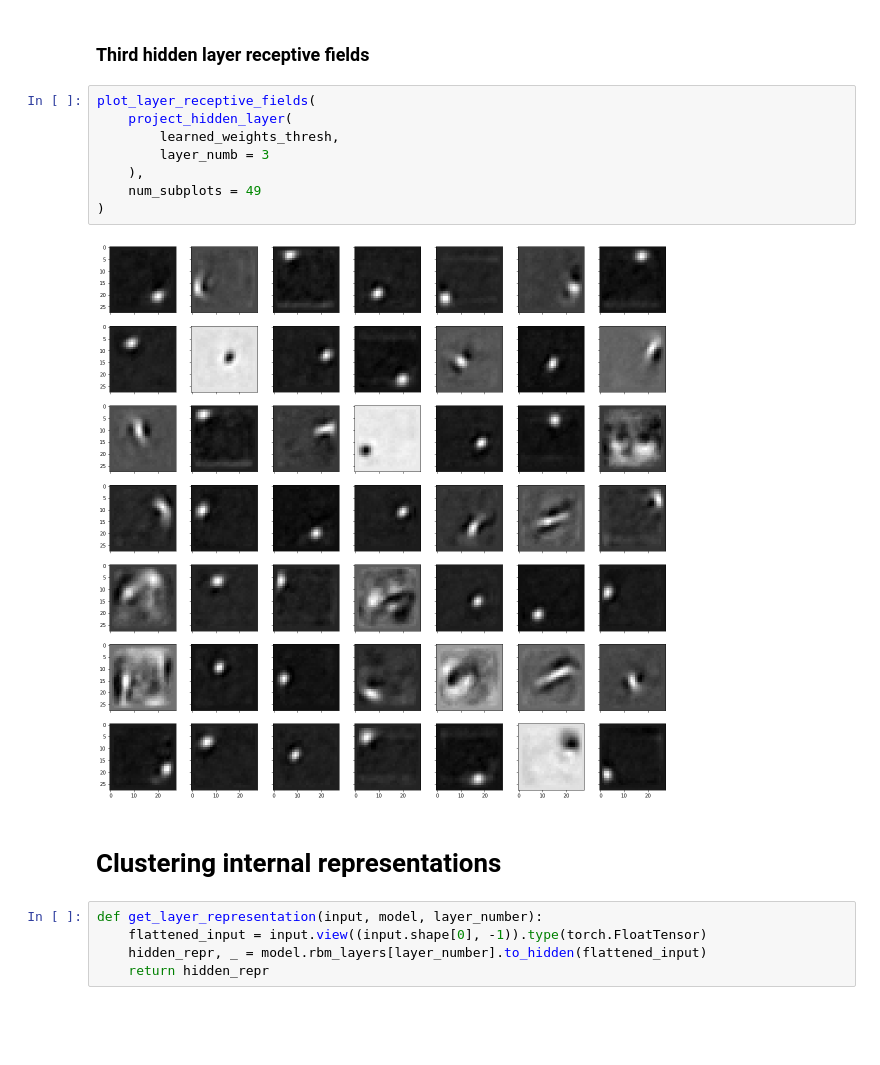
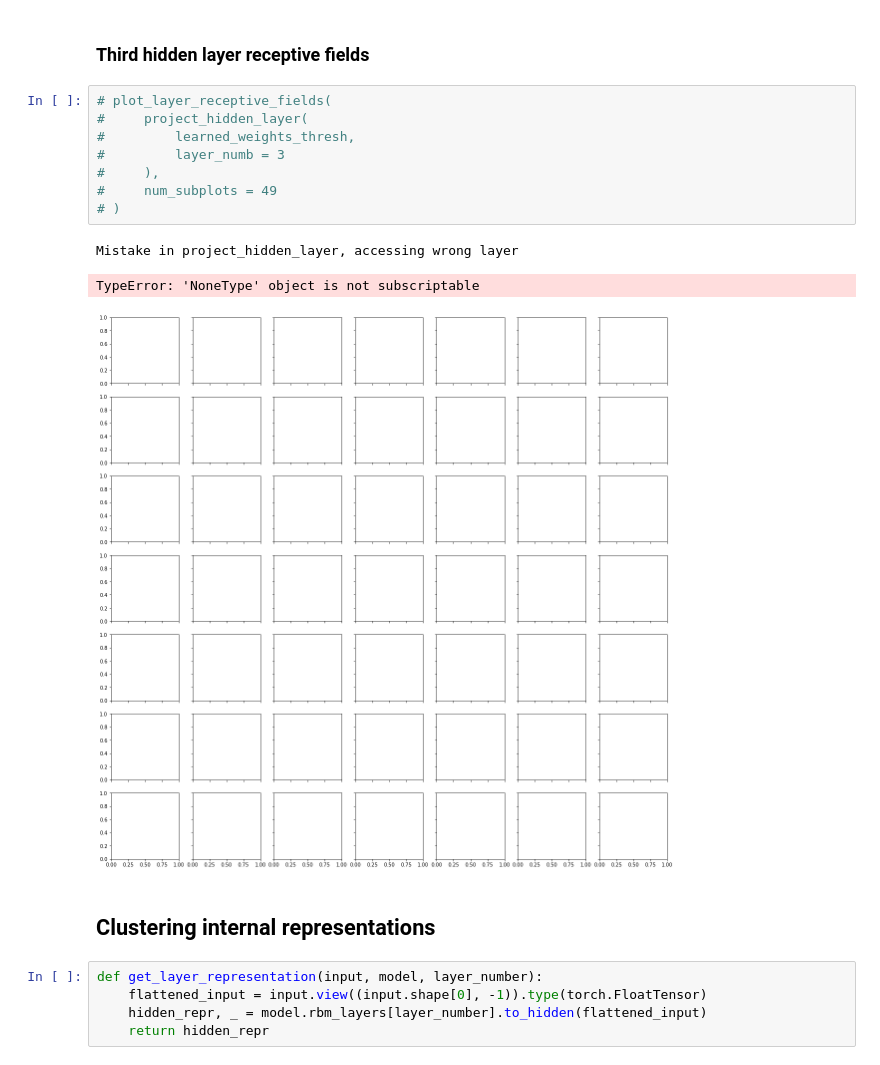
Before and after one commit to PashaIanko/RestrictedBolzmannMachine, a Jupyter notebook: Omniglot_learning.ipynb, the cells around one changed output. Drawn from its saved outputs; the diff is of its cells as text; blank space fills up the shorter version.

```diff
--- a/Omniglot_learning.ipynb
+++ b/Omniglot_learning.ipynb
@@ -392,17 +393,19 @@ plot_layer_receptive_fields(
 # %% [markdown]
 ### Third hidden layer receptive fields
 # %%
-plot_layer_receptive_fields(
-    project_hidden_layer(
-        learned_weights_thresh,
-        layer_numb = 3
-    ),
-    num_subplots = 49
-)
+# plot_layer_receptive_fields(
+#     project_hidden_layer(
+#         learned_weights_thresh,
+#         layer_numb = 3
+#     ),
+#     num_subplots = 49
+# )
 # %% [output]
+Mistake in project_hidden_layer, accessing wrong layer
+TypeError: 'NoneType' object is not subscriptable
-[figure, old version]
+[figure, new version]
 # %% [markdown]
-# Clustering internal representations
+## Clustering internal representations
 # %%
 def get_layer_representation(input, model, layer_number):
     flattened_input = input.view((input.shape[0], -1)).type(torch.FloatTensor)
```
Also changed, not shown: parts of 44 cells of this notebook.
